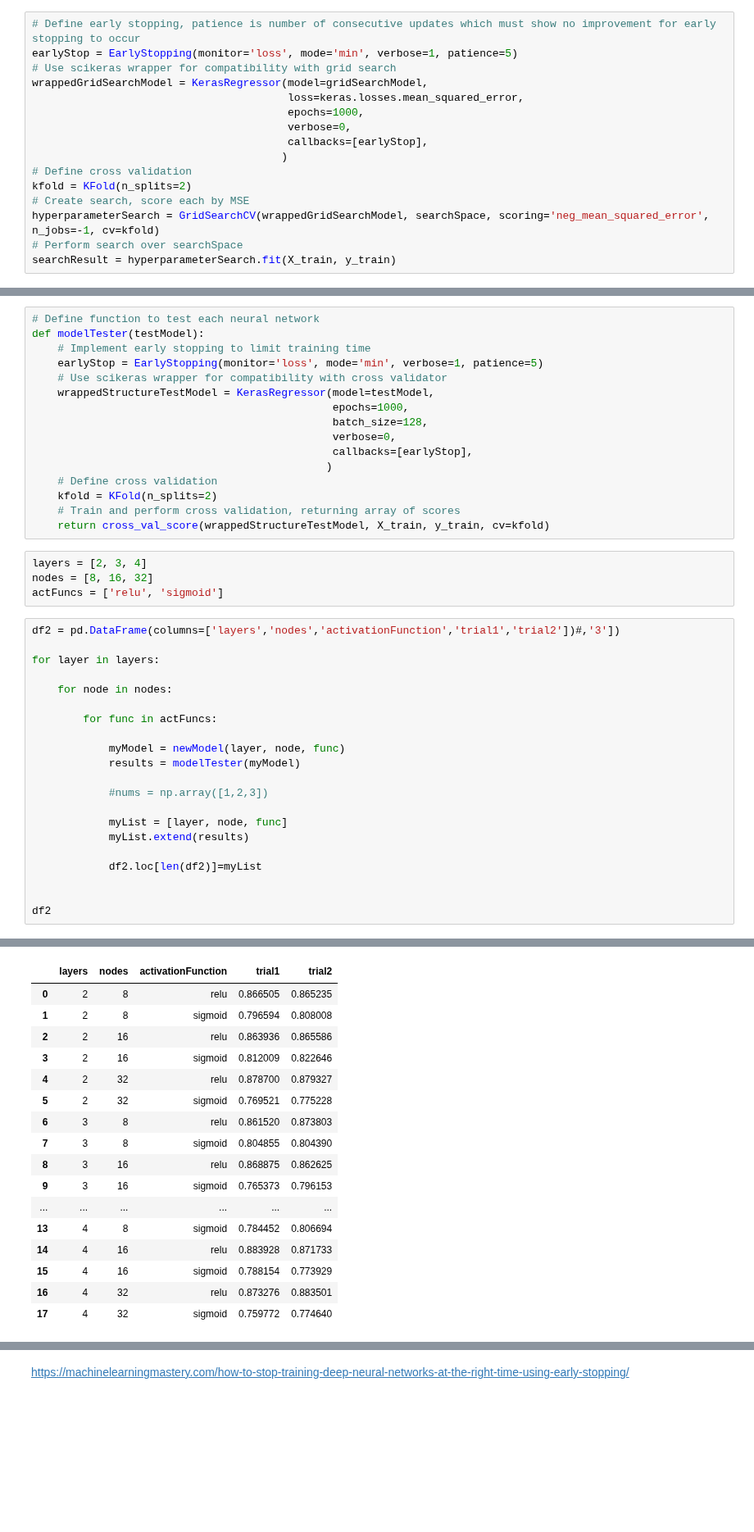
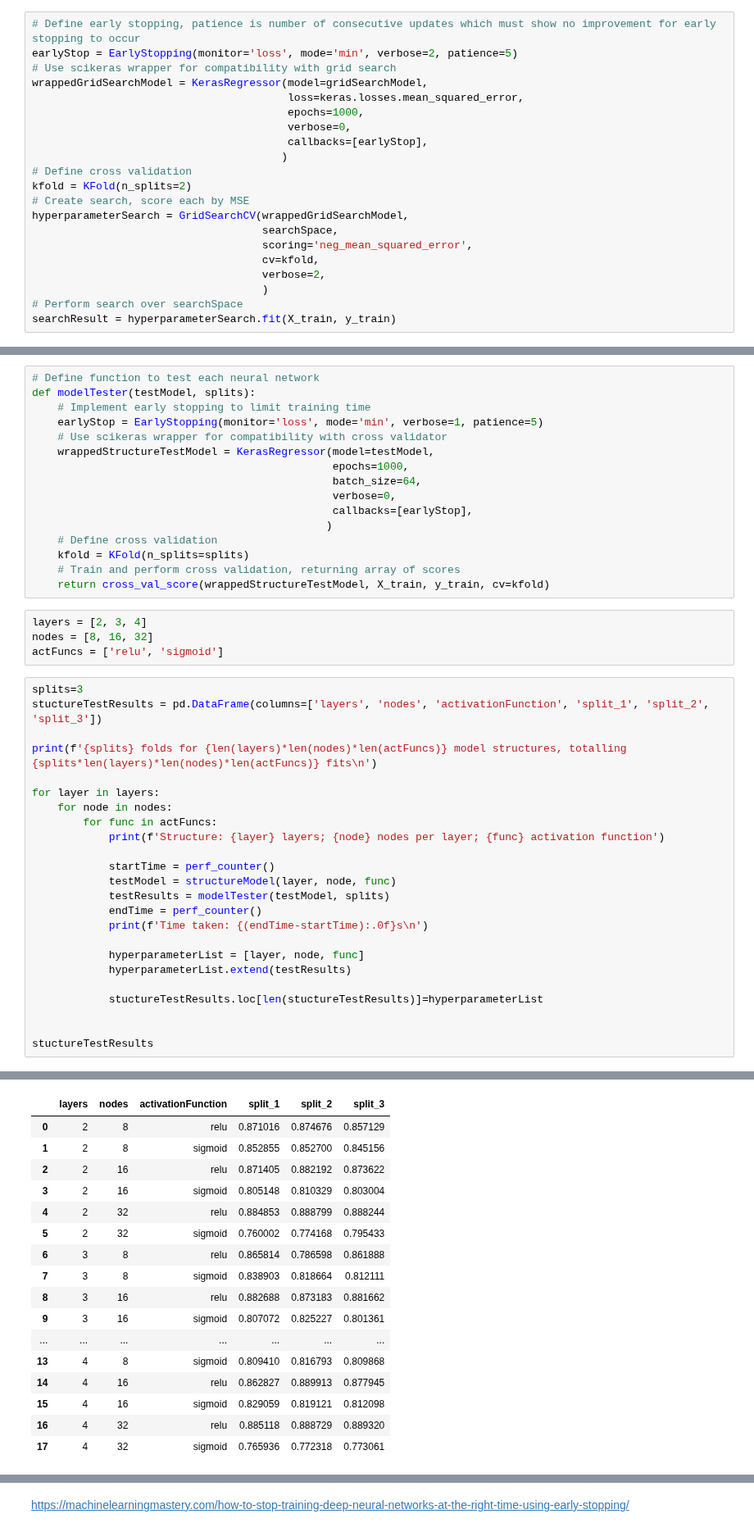
Before and after one commit to StephenTGibson/COMP527-colabNotebooks, a Jupyter notebook: COMP534-AppliedArtificialIntelligence/COMP534-CA2.ipynb, the cells around one changed output, grey strips where cells are left out. Shown at 82% size. Saved outputs shown, nothing was run; the diff lists cells and outputs as text; blank space fills up the shorter version.

```diff
--- a/COMP534-AppliedArtificialIntelligence/COMP534-CA2.ipynb
+++ b/COMP534-AppliedArtificialIntelligence/COMP534-CA2.ipynb
@@ -332,7 +364,7 @@ def gridSearchModel():
 To limit training time during the grid search, early stopping will be implemented, ending training when no improvement in the loss function is observed after a number of updates.
 # %%
 # Define early stopping, patience is number of consecutive updates which must show no improvement for early stopping to occur
-earlyStop = EarlyStopping(monitor='loss', mode='min', verbose=1, patience=5)
+earlyStop = EarlyStopping(monitor='loss', mode='min', verbose=2, patience=5)
 # Use scikeras wrapper for compatibility with grid search
 wrappedGridSearchModel = KerasRegressor(model=gridSearchModel,
                                         loss=keras.losses.mean_squared_error,
@@ -343,6 +375,11 @@ wrappedGridSearchModel = KerasRegressor(model=gridSearchModel,
 # Define cross validation
 kfold = KFold(n_splits=2)
 # Create search, score each by MSE
-hyperparameterSearch = GridSearchCV(wrappedGridSearchModel, searchSpace, scoring='neg_mean_squared_error', n_jobs=-1, cv=kfold)
+hyperparameterSearch = GridSearchCV(wrappedGridSearchModel,
+                                    searchSpace,
+                                    scoring='neg_mean_squared_error',
+                                    cv=kfold,
+                                    verbose=2,
+                                    )
 # Perform search over searchSpace
 searchResult = hyperparameterSearch.fit(X_train, y_train)
@@ -407,18 +460,18 @@ def structureModel(hiddenLayers, nodes, actFunc):
     return model
 # %%
 # Define function to test each neural network
-def modelTester(testModel):
+def modelTester(testModel, splits):
     # Implement early stopping to limit training time
     earlyStop = EarlyStopping(monitor='loss', mode='min', verbose=1, patience=5)
     # Use scikeras wrapper for compatibility with cross validator
     wrappedStructureTestModel = KerasRegressor(model=testModel,
                                                epochs=1000,
-                                               batch_size=128,
+                                               batch_size=64,
                                                verbose=0,
                                                callbacks=[earlyStop],
                                               )
     # Define cross validation
-    kfold = KFold(n_splits=2)
+    kfold = KFold(n_splits=splits)
     # Train and perform cross validation, returning array of scores
     return cross_val_score(wrappedStructureTestModel, X_train, y_train, cv=kfold)
 # %%
@@ -426,24 +479,27 @@ layers = [2, 3, 4]
 nodes = [8, 16, 32]
 actFuncs = ['relu', 'sigmoid']
 # %%
-df2 = pd.DataFrame(columns=['layers','nodes','activationFunction','trial1','trial2'])#,'3'])
+splits=3
+stuctureTestResults = pd.DataFrame(columns=['layers', 'nodes', 'activationFunction', 'split_1', 'split_2', 'split_3'])
+
+print(f'{splits} folds for {len(layers)*len(nodes)*len(actFuncs)} model structures, totalling {splits*len(layers)*len(nodes)*len(actFuncs)} fits\n')
 
 for layer in layers:
+    for node in nodes:
+        for func in actFuncs:
+            print(f'Structure: {layer} layers; {node} nodes per layer; {func} activation function')
 
-    for node in nodes:
+            startTime = perf_counter()
+            testModel = structureModel(layer, node, func)
+            testResults = modelTester(testModel, splits)
+            endTime = perf_counter()
+            print(f'Time taken: {(endTime-startTime):.0f}s\n')
 
-        for func in actFuncs:
+            hyperparameterList = [layer, node, func]
+            hyperparameterList.extend(testResults)
 
-            myModel = newModel(layer, node, func)
-            results = modelTester(myModel)
-
-            #nums = np.array([1,2,3])
-
-            myList = [layer, node, func]
-            myList.extend(results)
-
-            df2.loc[len(df2)]=myList
+            stuctureTestResults.loc[len(stuctureTestResults)]=hyperparameterList
 
 
-df2
+stuctureTestResults
 # %% [output]
@@ -467,18 +523,18 @@ Epoch 00046: early stopping
-|  | layers | nodes | activationFunction | trial1 | trial2 |
-| 0 | 2 | 8 | relu | 0.866505 | 0.865235 |
-| 1 | 2 | 8 | sigmoid | 0.796594 | 0.808008 |
-| 2 | 2 | 16 | relu | 0.863936 | 0.865586 |
-| 3 | 2 | 16 | sigmoid | 0.812009 | 0.822646 |
-| 4 | 2 | 32 | relu | 0.878700 | 0.879327 |
-| 5 | 2 | 32 | sigmoid | 0.769521 | 0.775228 |
-| 6 | 3 | 8 | relu | 0.861520 | 0.873803 |
-| 7 | 3 | 8 | sigmoid | 0.804855 | 0.804390 |
-| 8 | 3 | 16 | relu | 0.868875 | 0.862625 |
-| 9 | 3 | 16 | sigmoid | 0.765373 | 0.796153 |
-| ... | ... | ... | ... | ... | ... |
-| 13 | 4 | 8 | sigmoid | 0.784452 | 0.806694 |
-| 14 | 4 | 16 | relu | 0.883928 | 0.871733 |
-| 15 | 4 | 16 | sigmoid | 0.788154 | 0.773929 |
-| 16 | 4 | 32 | relu | 0.873276 | 0.883501 |
-| 17 | 4 | 32 | sigmoid | 0.759772 | 0.774640 |
+|  | layers | nodes | activationFunction | split_1 | split_2 | split_3 |
+| 0 | 2 | 8 | relu | 0.871016 | 0.874676 | 0.857129 |
+| 1 | 2 | 8 | sigmoid | 0.852855 | 0.852700 | 0.845156 |
+| 2 | 2 | 16 | relu | 0.871405 | 0.882192 | 0.873622 |
+| 3 | 2 | 16 | sigmoid | 0.805148 | 0.810329 | 0.803004 |
+| 4 | 2 | 32 | relu | 0.884853 | 0.888799 | 0.888244 |
+| 5 | 2 | 32 | sigmoid | 0.760002 | 0.774168 | 0.795433 |
+| 6 | 3 | 8 | relu | 0.865814 | 0.786598 | 0.861888 |
+| 7 | 3 | 8 | sigmoid | 0.838903 | 0.818664 | 0.812111 |
+| 8 | 3 | 16 | relu | 0.882688 | 0.873183 | 0.881662 |
+| 9 | 3 | 16 | sigmoid | 0.807072 | 0.825227 | 0.801361 |
+| ... | ... | ... | ... | ... | ... | ... |
+| 13 | 4 | 8 | sigmoid | 0.809410 | 0.816793 | 0.809868 |
+| 14 | 4 | 16 | relu | 0.862827 | 0.889913 | 0.877945 |
+| 15 | 4 | 16 | sigmoid | 0.829059 | 0.819121 | 0.812098 |
+| 16 | 4 | 32 | relu | 0.885118 | 0.888729 | 0.889320 |
+| 17 | 4 | 32 | sigmoid | 0.765936 | 0.772318 | 0.773061 |
 # %%
```
Also changed, not shown: parts of 12 cells of this notebook.
